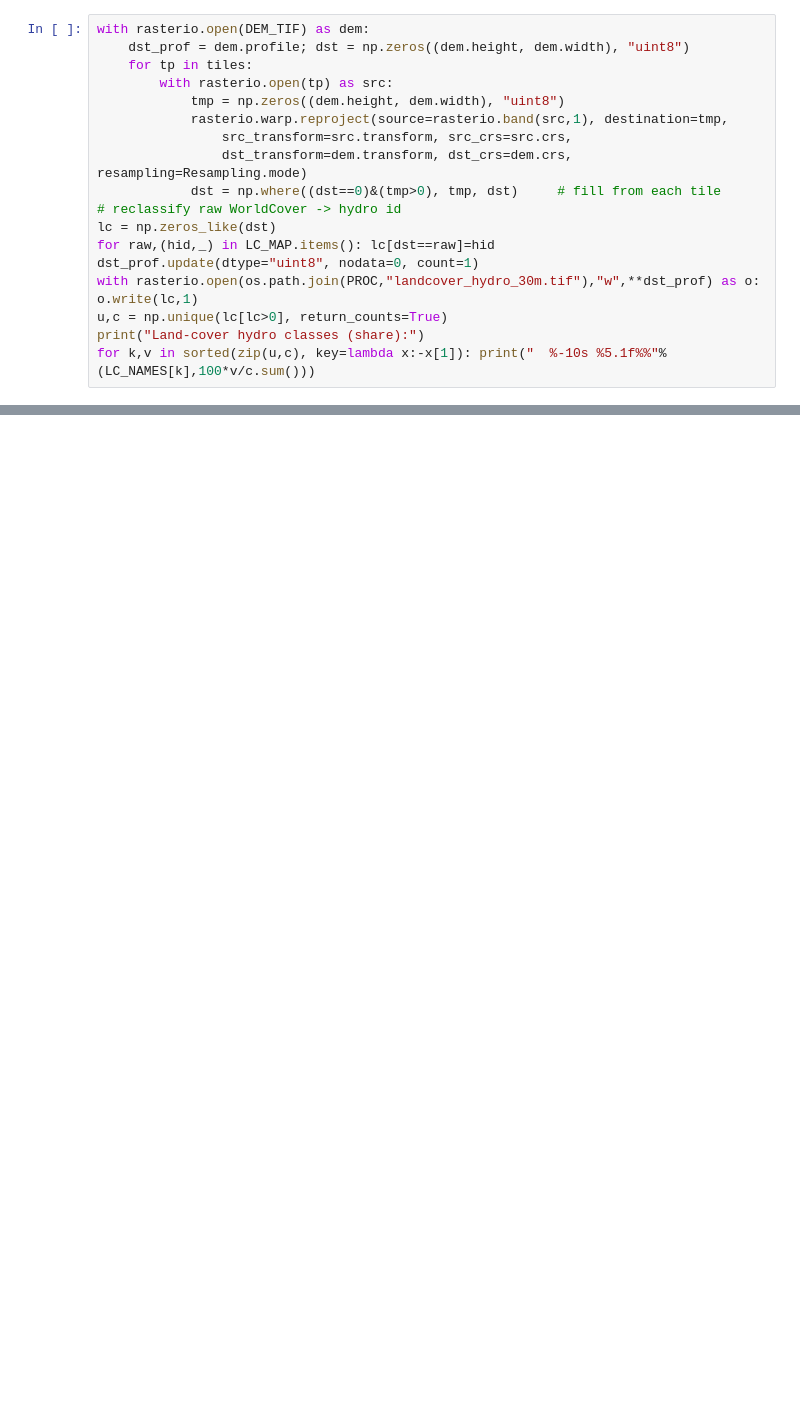
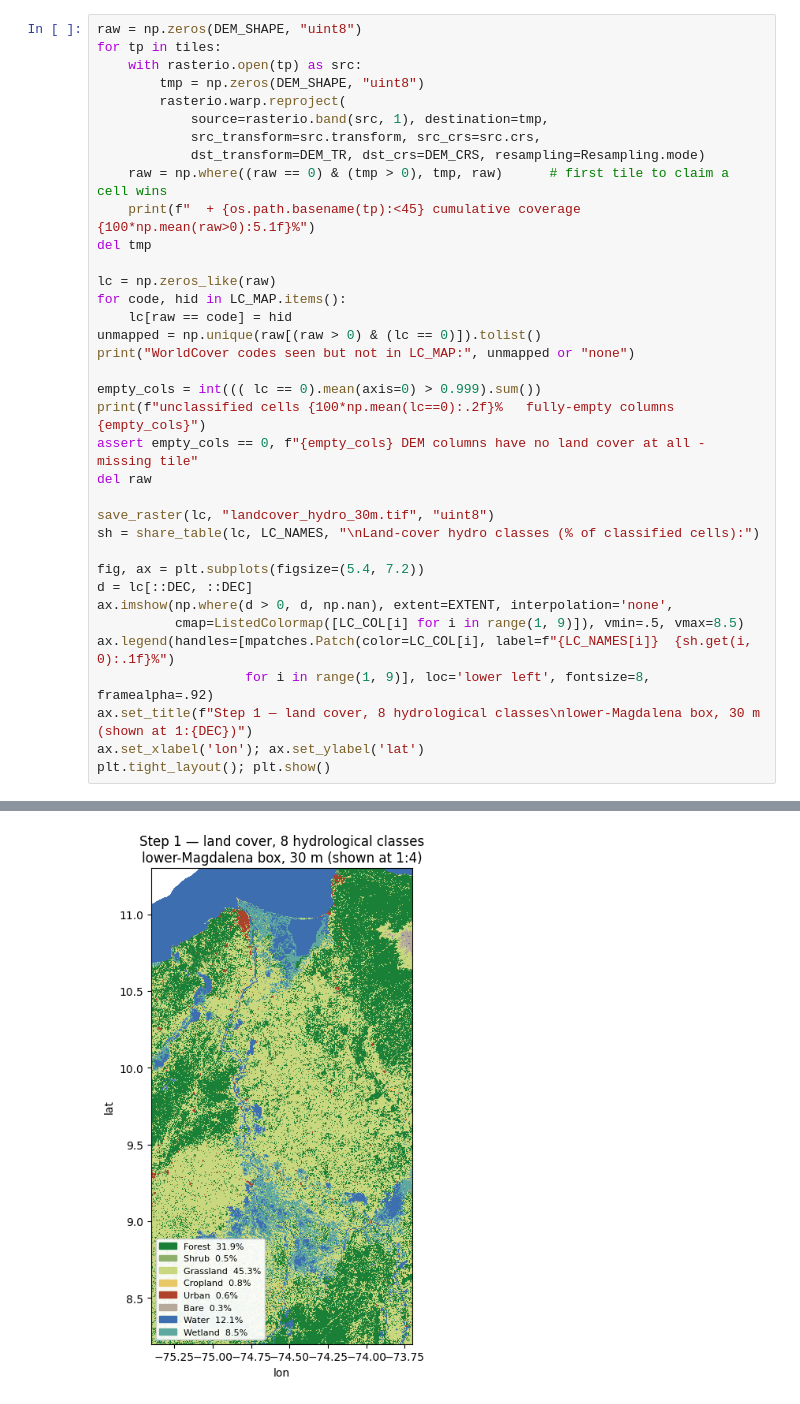
Before and after one commit to AYmANTwill/magdalena-mgb-sed, a Jupyter notebook: notebooks/05_landcover_soils_reclass.ipynb, the cells around one changed output, grey strips where cells are left out. Drawn from its saved outputs; the diff is of its cells as text; blank space fills up the shorter version.

```diff
--- a/notebooks/05_landcover_soils_reclass.ipynb
+++ b/notebooks/05_landcover_soils_reclass.ipynb
@@ -46,19 +208,37 @@ data), reclassify to the hydrological ids, and save an aligned raster.
 # %%
-with rasterio.open(DEM_TIF) as dem:
-    dst_prof = dem.profile; dst = np.zeros((dem.height, dem.width), "uint8")
-    for tp in tiles:
-        with rasterio.open(tp) as src:
-            tmp = np.zeros((dem.height, dem.width), "uint8")
-            rasterio.warp.reproject(source=rasterio.band(src,1), destination=tmp,
-                src_transform=src.transform, src_crs=src.crs,
-                dst_transform=dem.transform, dst_crs=dem.crs, resampling=Resampling.mode)
-            dst = np.where((dst==0)&(tmp>0), tmp, dst)     # fill from each tile
-# reclassify raw WorldCover -> hydro id
-lc = np.zeros_like(dst)
-for raw,(hid,_) in LC_MAP.items(): lc[dst==raw]=hid
-dst_prof.update(dtype="uint8", nodata=0, count=1)
-with rasterio.open(os.path.join(PROC,"landcover_hydro_30m.tif"),"w",**dst_prof) as o: o.write(lc,1)
-u,c = np.unique(lc[lc>0], return_counts=True)
-print("Land-cover hydro classes (share):")
-for k,v in sorted(zip(u,c), key=lambda x:-x[1]): print("  %-10s %5.1f%%"%(LC_NAMES[k],100*v/c.sum()))
+raw = np.zeros(DEM_SHAPE, "uint8")
+for tp in tiles:
+    with rasterio.open(tp) as src:
+        tmp = np.zeros(DEM_SHAPE, "uint8")
+        rasterio.warp.reproject(
+            source=rasterio.band(src, 1), destination=tmp,
+            src_transform=src.transform, src_crs=src.crs,
+            dst_transform=DEM_TR, dst_crs=DEM_CRS, resampling=Resampling.mode)
+    raw = np.where((raw == 0) & (tmp > 0), tmp, raw)      # first tile to claim a cell wins
+    print(f"  + {os.path.basename(tp):<45} cumulative coverage {100*np.mean(raw>0):5.1f}%")
+del tmp
+
+lc = np.zeros_like(raw)
+for code, hid in LC_MAP.items():
+    lc[raw == code] = hid
+unmapped = np.unique(raw[(raw > 0) & (lc == 0)]).tolist()
+print("WorldCover codes seen but not in LC_MAP:", unmapped or "none")
+
+empty_cols = int((( lc == 0).mean(axis=0) > 0.999).sum())
+print(f"unclassified cells {100*np.mean(lc==0):.2f}%   fully-empty columns {empty_cols}")
+assert empty_cols == 0, f"{empty_cols} DEM columns have no land cover at all - missing tile"
+del raw
+
+save_raster(lc, "landcover_hydro_30m.tif", "uint8")
+sh = share_table(lc, LC_NAMES, "\nLand-cover hydro classes (% of classified cells):")
+
+fig, ax = plt.subplots(figsize=(5.4, 7.2))
+d = lc[::DEC, ::DEC]
+ax.imshow(np.where(d > 0, d, np.nan), extent=EXTENT, interpolation='none',
+          cmap=ListedColormap([LC_COL[i] for i in range(1, 9)]), vmin=.5, vmax=8.5)
+ax.legend(handles=[mpatches.Patch(color=LC_COL[i], label=f"{LC_NAMES[i]}  {sh.get(i, 0):.1f}%")
+                   for i in range(1, 9)], loc='lower left', fontsize=8, framealpha=.92)
+ax.set_title(f"Step 1 — land cover, 8 hydrological classes\nlower-Magdalena box, 30 m (shown at 1:{DEC})")
+ax.set_xlabel('lon'); ax.set_ylabel('lat')
+plt.tight_layout(); plt.show()
 # %% [output]
@@ -74,3 +262,4 @@ Land-cover hydro classes (share):
+[figure, added]
 # %% [markdown]
 ## 2. Soils → landscape/hydrological groups (first pass)
 
```
Also changed, not shown: parts of 13 cells of this notebook, 4 other files.
